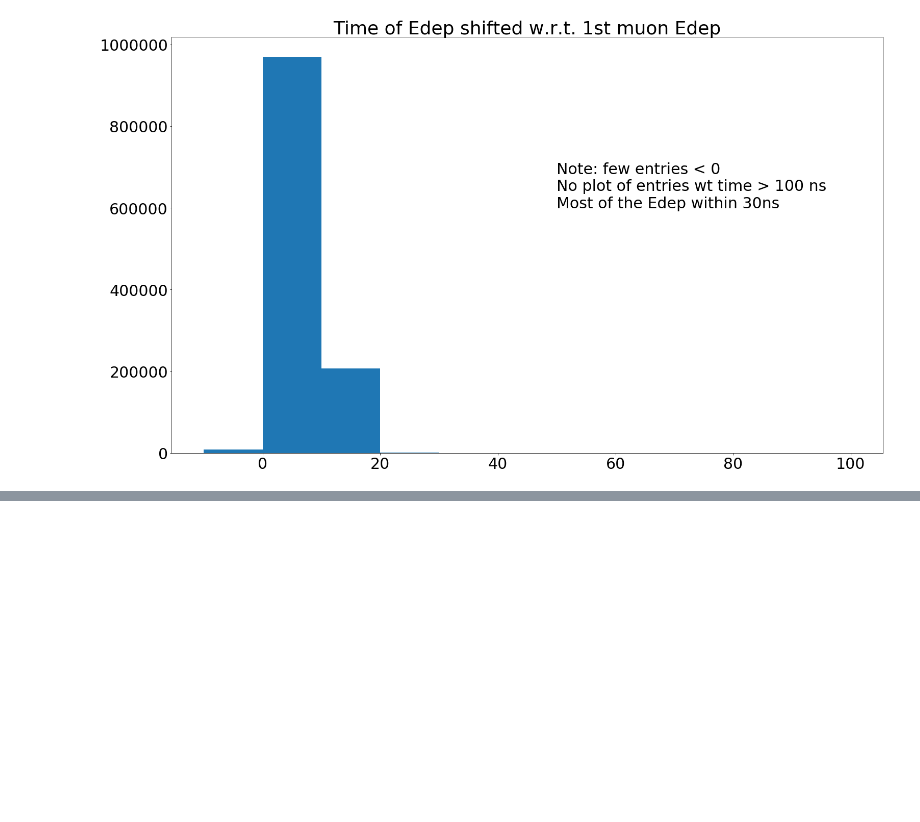
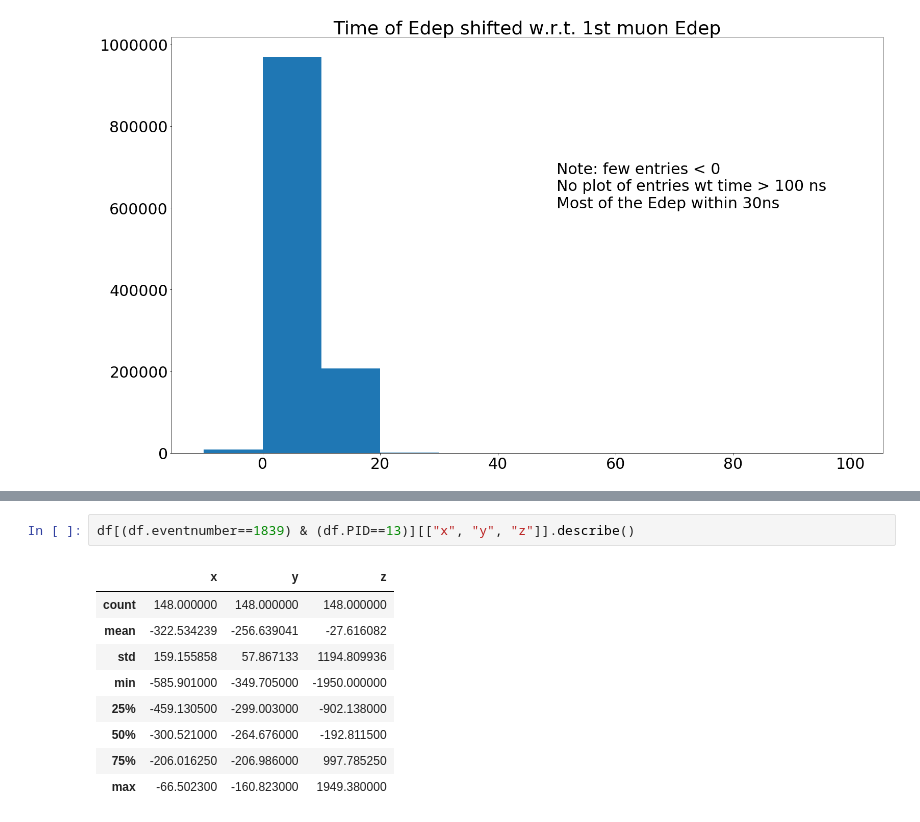
Before and after one commit to luigiberducci/ML4NP, a Jupyter notebook: Notebooks/simdata_in_2d_images.ipynb, the cells around one changed output, grey strips where cells are left out. Cells and saved outputs as stored; diff of their text form; blank space fills up the shorter version.

```diff
--- a/Notebooks/simdata_in_2d_images.ipynb
+++ b/Notebooks/simdata_in_2d_images.ipynb
@@ -117,0 +154,12 @@ t_p_selection
+# %%
+df[(df.eventnumber==1839) & (df.PID==13)][["x", "y", "z"]].describe()
+# %% [output]
+|  | x | y | z |
+| count | 148.000000 | 148.000000 | 148.000000 |
+| mean | -322.534239 | -256.639041 | -27.616082 |
+| std | 159.155858 | 57.867133 | 1194.809936 |
+| min | -585.901000 | -349.705000 | -1950.000000 |
+| 25% | -459.130500 | -299.003000 | -902.138000 |
+| 50% | -300.521000 | -264.676000 | -192.811500 |
+| 75% | -206.016250 | -206.986000 | 997.785250 |
+| max | -66.502300 | -160.823000 | 1949.380000 |
```
Also changed, not shown: parts of 6 cells of this notebook.
